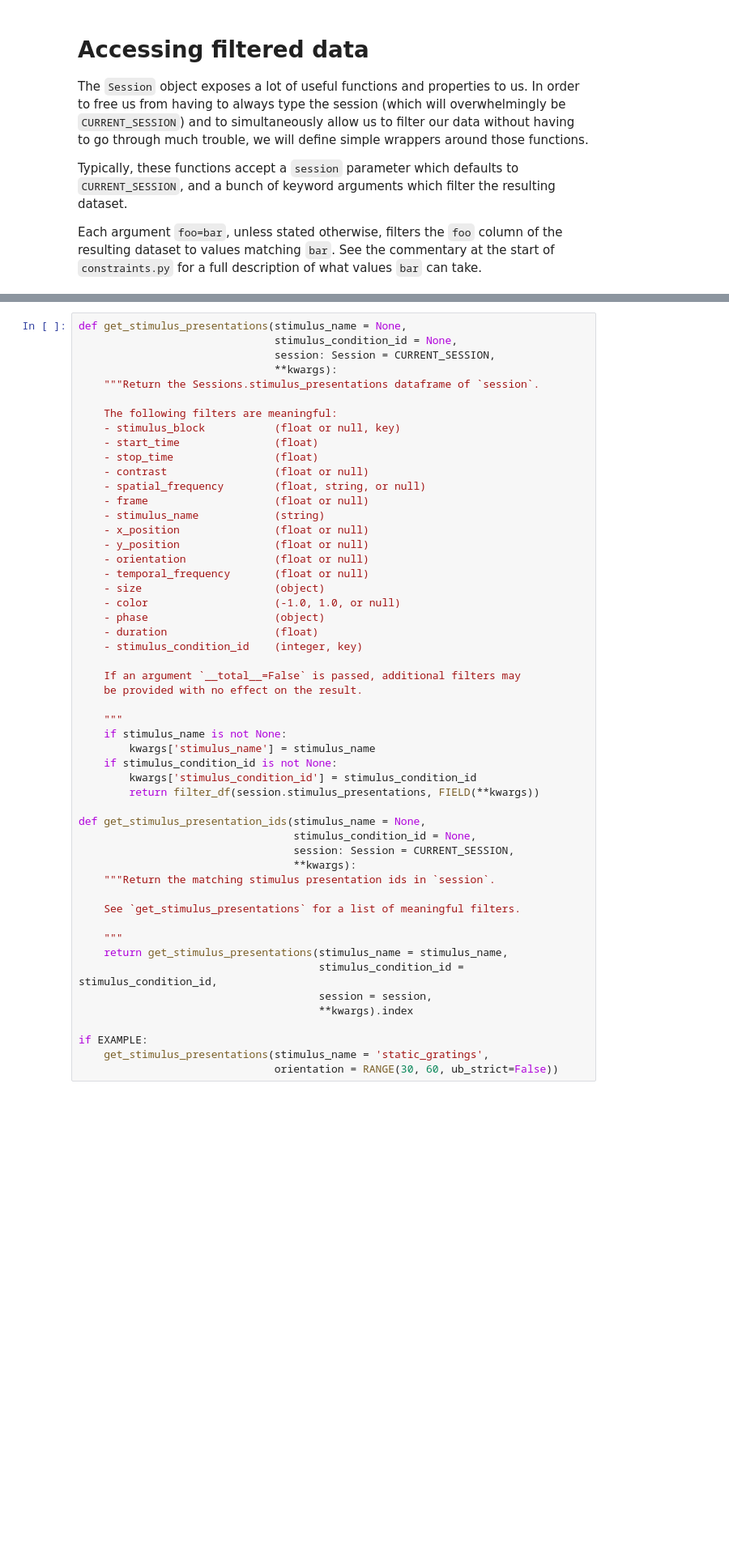
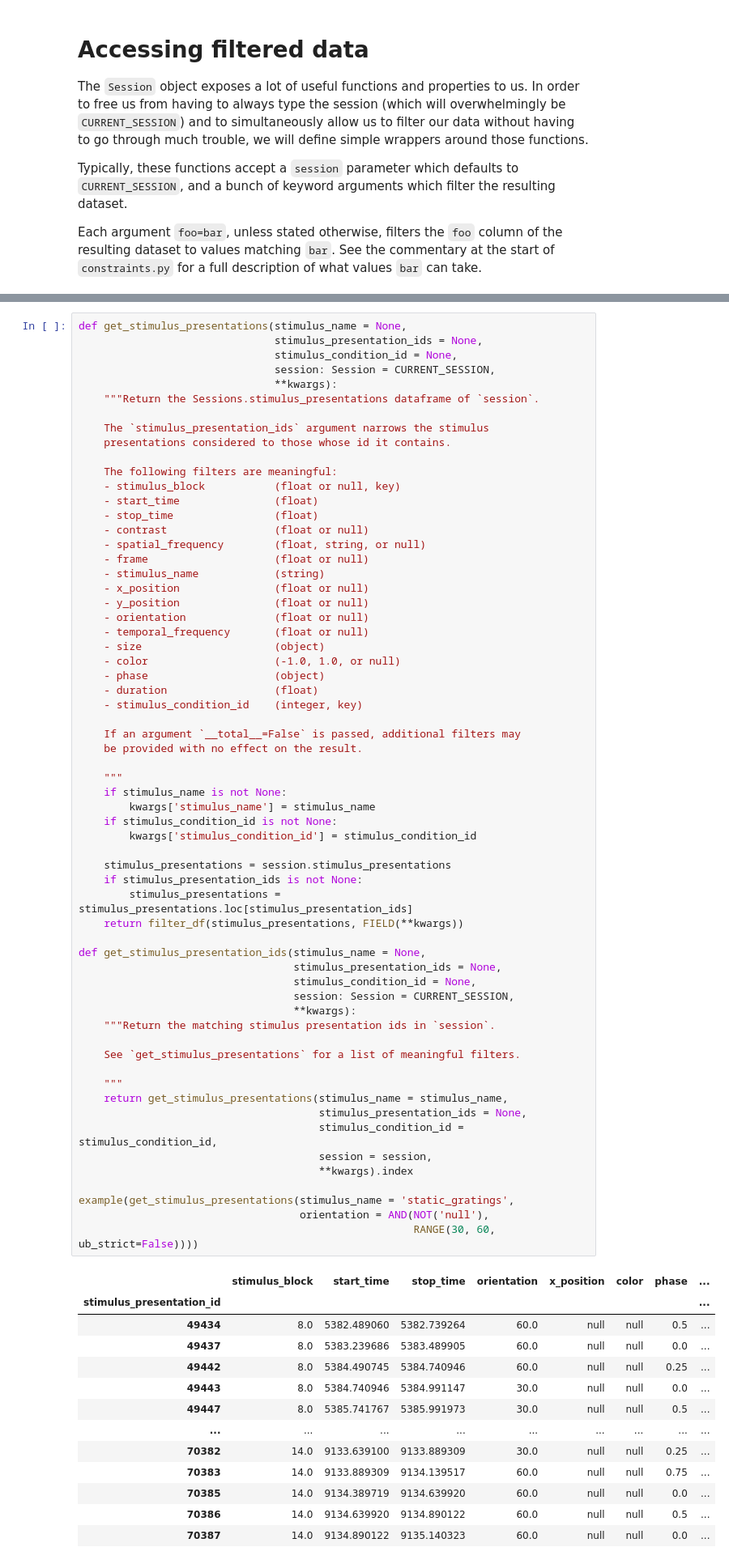
Before and after one commit to tebe-nigrelli/MMN-Group-Project, a Jupyter notebook: 00_Setup.ipynb, the cells around one changed output, grey strips where cells are left out. Shown: that part at 81% size. Saved outputs shown, nothing was run; the diff lists cells and outputs as text; blank space fills up the shorter version.

```diff
--- a/00_Setup.ipynb
+++ b/00_Setup.ipynb
@@ -208,9 +274,13 @@ if EXAMPLE:
 # %%
 def get_stimulus_presentations(stimulus_name = None,
+                               stimulus_presentation_ids = None,
                                stimulus_condition_id = None,
                                session: Session = CURRENT_SESSION,
                                **kwargs):
     """Return the Sessions.stimulus_presentations dataframe of `session`.
+
+    The `stimulus_presentation_ids` argument narrows the stimulus
+    presentations considered to those whose id it contains.
 
     The following filters are meaningful:
     - stimulus_block           (float or null, key)
@@ -226,34 +296,54 @@ def get_stimulus_presentations(stimulus_name = None,
     - temporal_frequency       (float or null)
     - size                     (object)
     - color                    (-1.0, 1.0, or null)
     - phase                    (object)
     - duration                 (float)
     - stimulus_condition_id    (integer, key)
 
     If an argument `__total__=False` is passed, additional filters may
     be provided with no effect on the result.
 
     """
     if stimulus_name is not None:
         kwargs['stimulus_name'] = stimulus_name
     if stimulus_condition_id is not None:
         kwargs['stimulus_condition_id'] = stimulus_condition_id
-        return filter_df(session.stimulus_presentations, FIELD(**kwargs))
+
+    stimulus_presentations = session.stimulus_presentations
+    if stimulus_presentation_ids is not None:
+        stimulus_presentations = stimulus_presentations.loc[stimulus_presentation_ids]
+    return filter_df(stimulus_presentations, FIELD(**kwargs))
 
 def get_stimulus_presentation_ids(stimulus_name = None,
+                                  stimulus_presentation_ids = None,
                                   stimulus_condition_id = None,
                                   session: Session = CURRENT_SESSION,
                                   **kwargs):
     """Return the matching stimulus presentation ids in `session`.
 
     See `get_stimulus_presentations` for a list of meaningful filters.
 
     """
     return get_stimulus_presentations(stimulus_name = stimulus_name,
+                                      stimulus_presentation_ids = None,
                                       stimulus_condition_id = stimulus_condition_id,
                                       session = session,
                                       **kwargs).index
 
-if EXAMPLE:
-    get_stimulus_presentations(stimulus_name = 'static_gratings',
-                               orientation = RANGE(30, 60, ub_strict=False))
+example(get_stimulus_presentations(stimulus_name = 'static_gratings',
+                                   orientation = AND(NOT('null'),
+                                                     RANGE(30, 60, ub_strict=False))))
+# %% [output]
+|  | stimulus_block | start_time | stop_time | orientation | x_position | color | phase | ... |
+| stimulus_presentation_id |  |  |  |  |  |  |  | ... |
+| 49434 | 8.0 | 5382.489060 | 5382.739264 | 60.0 | null | null | 0.5 | ... |
+| 49437 | 8.0 | 5383.239686 | 5383.489905 | 60.0 | null | null | 0.0 | ... |
+| 49442 | 8.0 | 5384.490745 | 5384.740946 | 60.0 | null | null | 0.25 | ... |
+| 49443 | 8.0 | 5384.740946 | 5384.991147 | 30.0 | null | null | 0.0 | ... |
+| 49447 | 8.0 | 5385.741767 | 5385.991973 | 30.0 | null | null | 0.5 | ... |
+| ... | ... | ... | ... | ... | ... | ... | ... | ... |
+| 70382 | 14.0 | 9133.639100 | 9133.889309 | 30.0 | null | null | 0.25 | ... |
+| 70383 | 14.0 | 9133.889309 | 9134.139517 | 60.0 | null | null | 0.75 | ... |
+| 70385 | 14.0 | 9134.389719 | 9134.639920 | 60.0 | null | null | 0.0 | ... |
+| 70386 | 14.0 | 9134.639920 | 9134.890122 | 60.0 | null | null | 0.5 | ... |
+| 70387 | 14.0 | 9134.890122 | 9135.140323 | 60.0 | null | null | 0.0 | ... |
```
Also changed, not shown: parts of 12 cells of this notebook.
